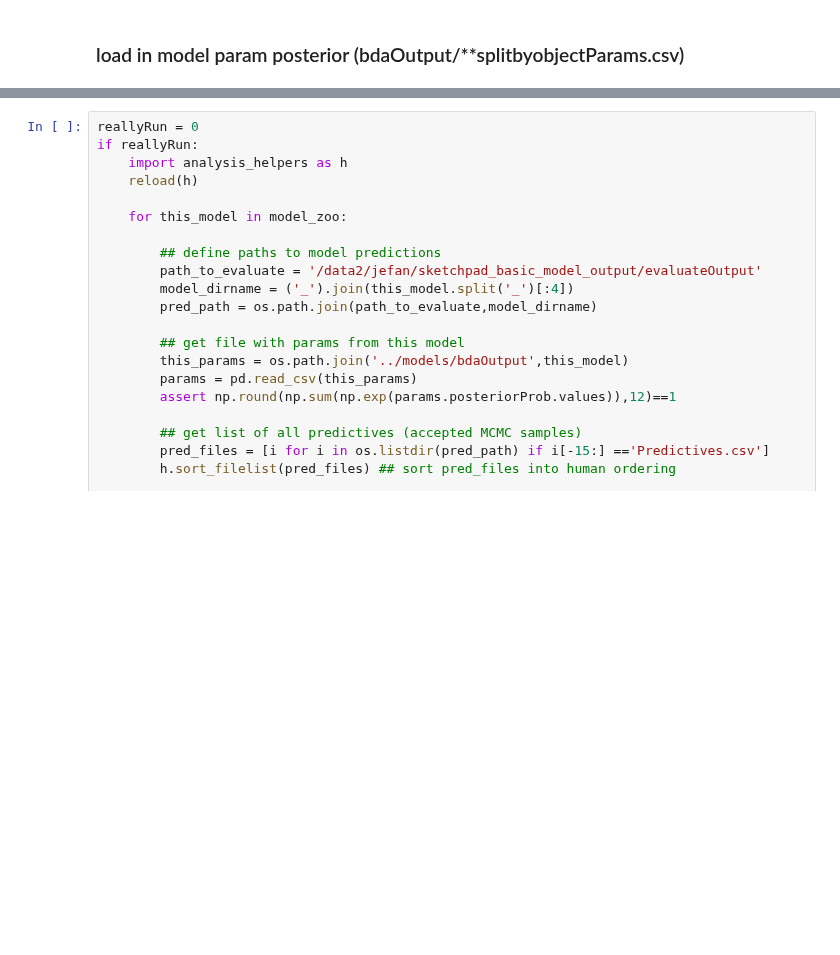
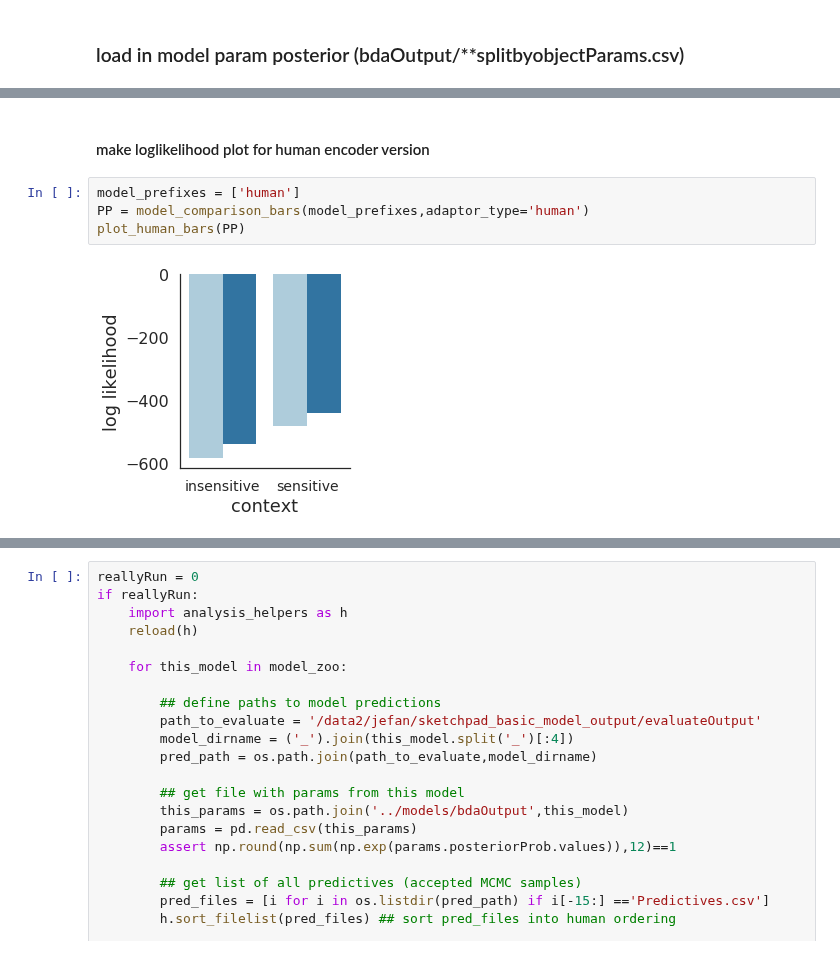
Before and after one commit to judithfan/visual_communication_in_context, a Jupyter notebook: analysis/model_comparison.ipynb, the cells around one changed output, grey strips where cells are left out. Drawn from its saved outputs; the diff is of its cells as text; blank space fills up the shorter version.

```diff
--- a/analysis/model_comparison.ipynb
+++ b/analysis/model_comparison.ipynb
@@ -39,0 +128,8 @@ for cat in categories:
+# %% [markdown]
+#### make loglikelihood plot for human encoder version
+# %%
+model_prefixes = ['human']
+PP = model_comparison_bars(model_prefixes,adaptor_type='human')
+plot_human_bars(PP)
+# %% [output]
+[figure, added]
```
Also changed, not shown: parts of 16 cells of this notebook, 3 other files.
